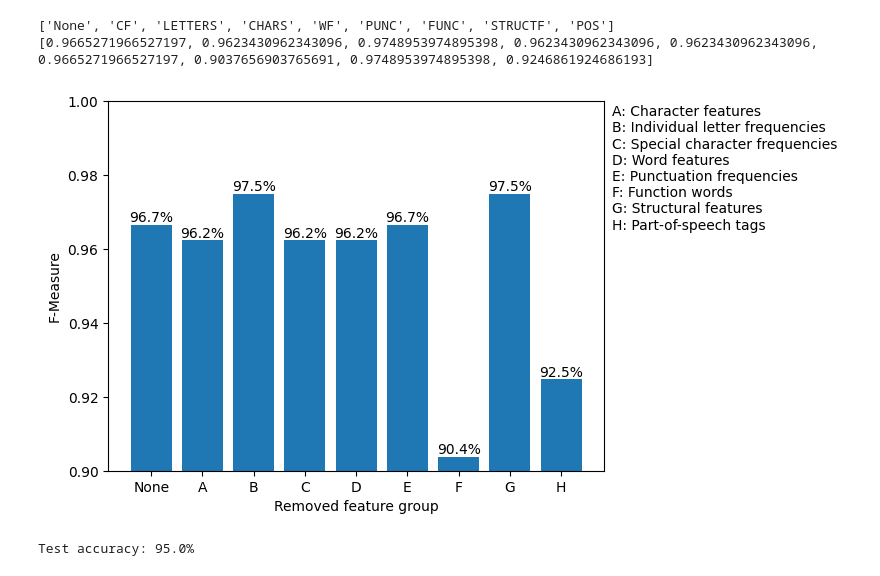
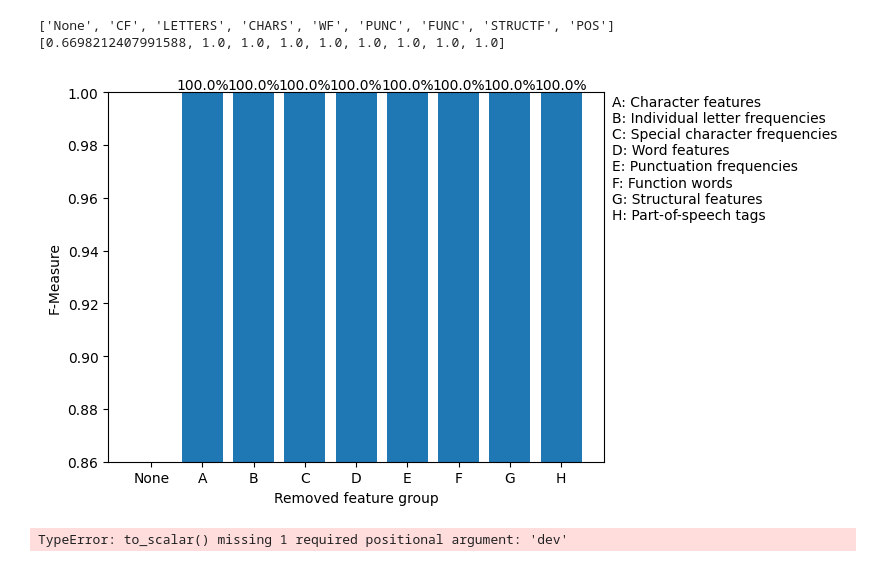
Before and after one commit to movieminer/TxMM, a Jupyter notebook: assignment4/authorship_attribution.ipynb, the cells around one changed output. Cells and saved outputs as stored; diff of their text form; code cells hidden in the pictures.

```diff
--- a/assignment4/authorship_attribution.ipynb
+++ b/assignment4/authorship_attribution.ipynb
@@ -135,3 +152,9 @@ def train_model(X_train, y_train, X_dev, y_dev):
 X_train, y_train = feature_extraction(train_dataset)
 X_dev, y_dev  = feature_extraction(dev_dataset)
 X_test, y_test = feature_extraction(test_dataset)
+
+save_features(X_train, y_train, 'train_features.csv')
+save_features(X_dev, y_dev, 'dev_features.csv')
+save_features(X_test, y_test, 'test_features.csv')
+
+X_train_scalar, X_dev_scalar, X_test_scalar = to_scalar(X_train, X_dev, X_test)
@@ -138,4 +163,4 @@ X_test, y_test = feature_extraction(test_dataset)
 # %%
-model, accuracy = train_model(X_train, y_train, X_dev, y_dev)
+model, accuracy = train_model(X_train_scalar, y_train, X_dev_scalar, y_dev)
 print(accuracy)
 # %% [output]
@@ -144,70 +191,55 @@ Best score: 0.9414605455087285 with C=0.1 and kernel=linear and gamma=1
 # %%
-def ablation_analysis(X_train, y_train, X_dev, y_dev, model):
-  clf = model
+def ablation_analysis(X_train, y_train, X_dev, y_dev, X_features):
   scores = []
   f = []
 
-  X_train_df = dict_to_df(X_train)
-  X_dev_df = dict_to_df(X_dev)
-
-  clf.fit(X_train_df, y_train)
-  scores.append(clf.score(X_dev_df, y_dev))
+  scores.append(model.score(X_train, y_train))
   f.append("None")
 
-  for feature in X_train.keys():
-    X_copy = X_train.copy()
-    X_dev_copy = X_dev.copy()
-    X_copy.pop(feature)
-    X_dev_copy.pop(feature)
+  for i,feature in enumerate(X_features.keys()):
+    X_train_ablated = np.delete(X_train, i, 1)
+    # X_dev_ablated = np.delete(X_dev, i, 0)
 
-    X_train_ablated = dict_to_df(X_copy)
-    X_dev_ablated = dict_to_df(X_dev_copy)
-
-    clf.fit(X_train_ablated, y_train)
-    scores.append(model.score(X_dev_ablated, y_dev))
+    model.fit(X_train_ablated, y_train)
+    scores.append(model.score(X_train_ablated, y_train))
     f.append(feature)
 
-  # Reset model
-  clf.fit(X_train_df, y_train)
-
   return f, scores
 # %%
-feature_names, scores = ablation_analysis(X_train, y_train, X_dev, y_dev, model)
-
+feature_names, scores = ablation_analysis(X_train_scalar, y_train, X_dev_scalar, y_dev, X_train)
 print(feature_names)
 print(scores)
 # %% [output]
 ['None', 'CF', 'LETTERS', 'CHARS', 'WF', 'PUNC', 'FUNC', 'STRUCTF', 'POS']
-[0.9665271966527197, 0.9623430962343096, 0.9748953974895398, 0.9623430962343096, 0.9623430962343096, 0.9665271966527197, 0.9037656903765691, 0.9748953974895398, 0.9246861924686193]
+[0.6698212407991588, 1.0, 1.0, 1.0, 1.0, 1.0, 1.0, 1.0, 1.0]
 # %%
 legend = ['A: Character features',
           'B: Individual letter frequencies',
           'C: Special character frequencies',
           'D: Word features',
           'E: Punctuation frequencies',
           'F: Function words',
           'G: Structural features',
           'H: Part-of-speech tags']
 legend = '\n'.join(legend)
 
 fig, ax = plt.subplots()
 bar_container = ax.bar(['None','A','B','C','D','E','F','G', 'H'], scores)
-ax.set_ylim([0.9, 1])
+ax.set_ylim([0.86, 1])
 ax.set_ylabel('F-Measure')
 ax.set_xlabel('Removed feature group')
 ax.bar_label(bar_container, fmt=lambda x: f'{x * 100:.1f}%')
 plt.text(9,0.999, legend, va="top")
 
 plt.show()
 # %% [output]
-[figure, old version]
+[figure, new version]
 # %%
+
 def test_accuracy(X_test, y_test, model):
-  X_test_df = dict_to_df(X_test)
+  X_test_df = to_scalar(X_test)
   return model.score(X_test_df, y_test)
 
-test_acc = test_accuracy(X_test, y_test, model)
-
-print("Test accuracy: %.1f" % (test_acc *100) + "%")
+print(test_accuracy(X_test, y_test, model))
 # %% [output]
-Test accuracy: 95.0%
+TypeError: to_scalar() missing 1 required positional argument: 'dev'
```
Also changed, not shown: parts of 8 cells of this notebook, 5 other files.
